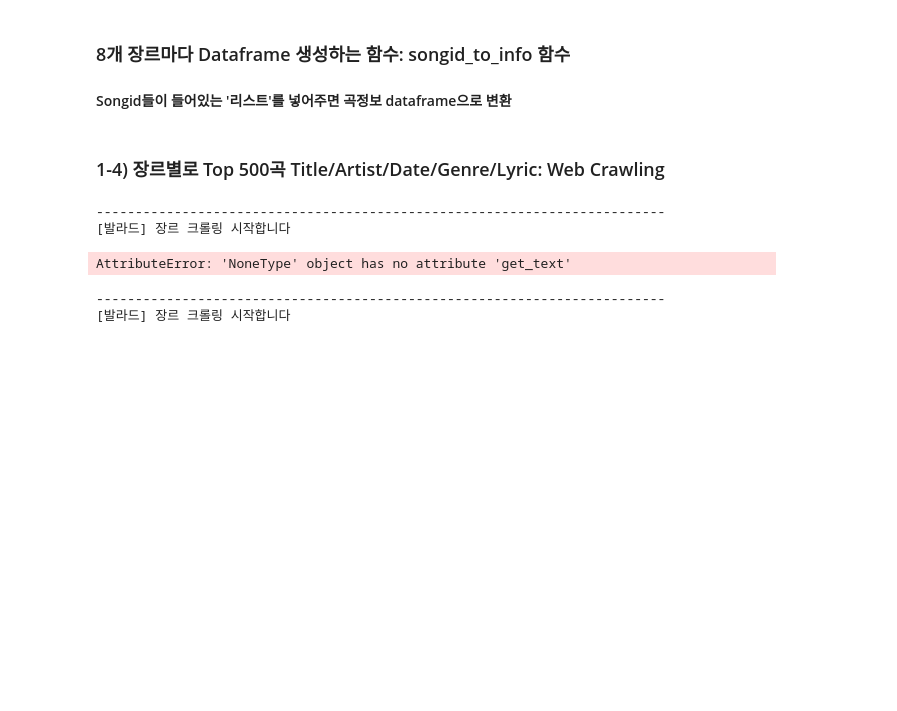
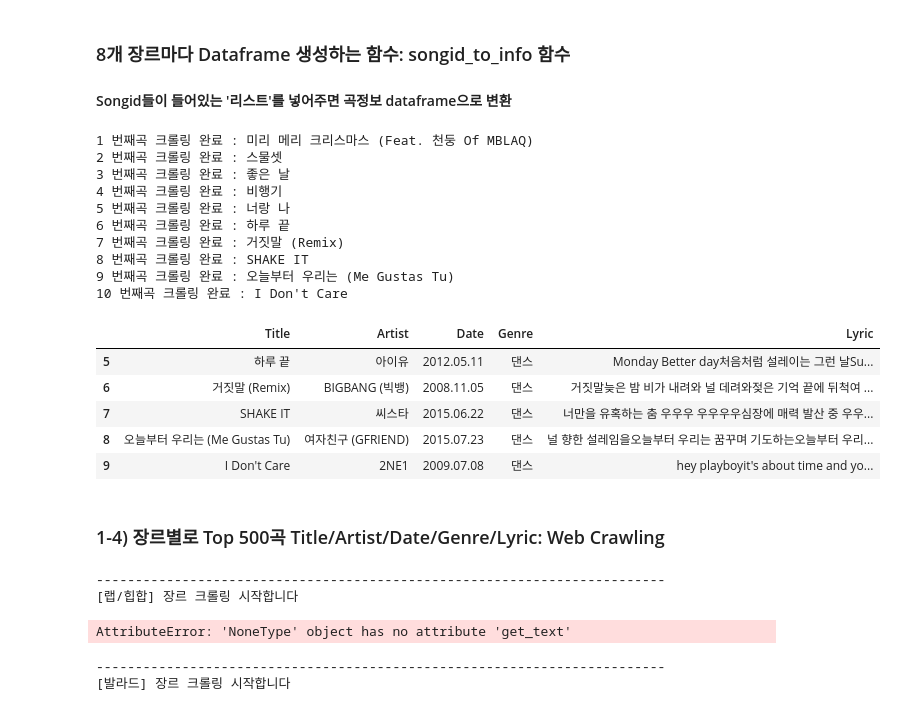
Before and after one commit to sihyeon3523/Six_of_cells, a Jupyter notebook: melon_scraping_seunguk.ipynb, the cells around one changed output. Saved outputs shown, nothing was run; the diff lists cells and outputs as text; code cells hidden in the pictures; blank space fills up the shorter version.

```diff
--- a/melon_scraping_seunguk.ipynb
+++ b/melon_scraping_seunguk.ipynb
@@ -186,10 +173,10 @@ def songid_to_info(songlist):
 
         #노래 제목
         title = web_page.find('div',{'class':'song_name'}).get_text().strip().split('\t')[-1]
-        title = title.split('(')[0].strip() # (feat.) 등 제거
+        #title = title.split('(')[0].strip() # (feat.) 등 제거
         titles.append(title)
         #가수명
-        artist = web_page.find('a',{'class':'artist_name'}).get_text()
+        artist = web_page.find('a',{'class':'artist_name'})['title']
         artists.append(artist)
         #곡 발매일, 장르
         date_genre = web_page.find('dl',{'class':'list'}).get_text()
@@ -216,6 +203,26 @@ def songid_to_info(songlist):
 
     df_song_info = pd.DataFrame(info_dict)
     return df_song_info
+# %%
+df_댄스 = songid_to_info(df_genre_songid['댄스'])
+df_댄스.tail()
+# %% [output]
+1 번째곡 크롤링 완료 : 미리 메리 크리스마스 (Feat. 천둥 Of MBLAQ)
+2 번째곡 크롤링 완료 : 스물셋
+3 번째곡 크롤링 완료 : 좋은 날
+4 번째곡 크롤링 완료 : 비행기
+5 번째곡 크롤링 완료 : 너랑 나
+6 번째곡 크롤링 완료 : 하루 끝
+7 번째곡 크롤링 완료 : 거짓말 (Remix)
+8 번째곡 크롤링 완료 : SHAKE IT
+9 번째곡 크롤링 완료 : 오늘부터 우리는 (Me Gustas Tu)
+10 번째곡 크롤링 완료 : I Don't Care
+|  | Title | Artist | Date | Genre | Lyric |
+| 5 | 하루 끝 | 아이유 | 2012.05.11 | 댄스 | Monday Better day처음처럼 설레이는 그런 날Su... |
+| 6 | 거짓말 (Remix) | BIGBANG (빅뱅) | 2008.11.05 | 댄스 | 거짓말늦은 밤 비가 내려와 널 데려와젖은 기억 끝에 뒤척여 ... |
+| 7 | SHAKE IT | 씨스타 | 2015.06.22 | 댄스 | 너만을 유혹하는 춤 우우우 우우우우심장에 매력 발산 중 우우... |
+| 8 | 오늘부터 우리는 (Me Gustas Tu) | 여자친구 (GFRIEND) | 2015.07.23 | 댄스 | 널 향한 설레임을오늘부터 우리는 꿈꾸며 기도하는오늘부터 우리... |
+| 9 | I Don't Care | 2NE1 | 2009.07.08 | 댄스 | hey playboyit's about time and yo... |
 # %%
 def genre_songid_to_info(genre_name):
     start = time.time()
@@ -239,12 +246,12 @@ def genre_songid_to_info(genre_name):
 # %%
 list_gnrname = ['발라드','댄스','랩/힙합','R&B/Soul','인디음악','록/메탈','트로트','포크/블루스']
 #발라드 크롤링
-gnr_selected = list_gnrname[0] # 정보 원하는 장르 선택
+gnr_selected = list_gnrname[2] # 정보 원하는 장르 선택
 
 genre_songid_to_info(gnr_selected)
 # %% [output]
 -------------------------------------------------------------------------
-[발라드] 장르 크롤링 시작합니다
+[랩/힙합] 장르 크롤링 시작합니다
 AttributeError: 'NoneType' object has no attribute 'get_text'
 # %%
 # 모든 8개 장르별로 크롤링
```
Also changed, not shown: parts of 4 cells of this notebook.
